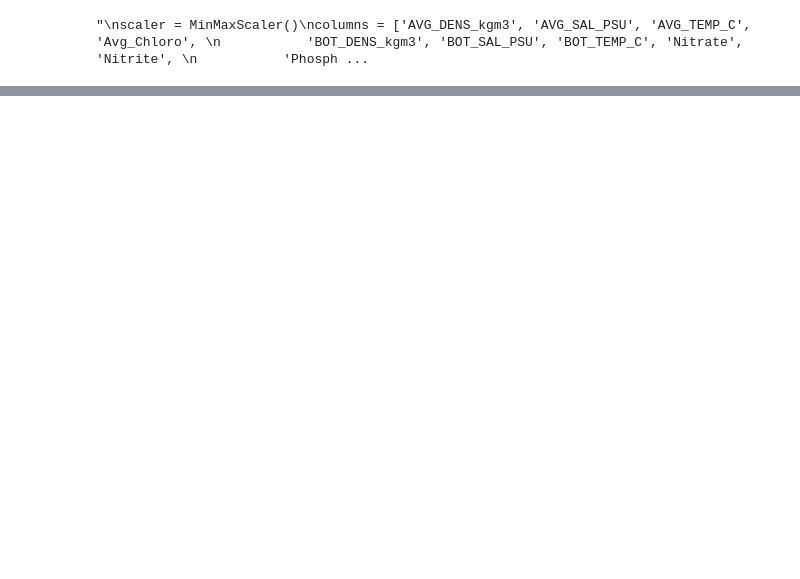
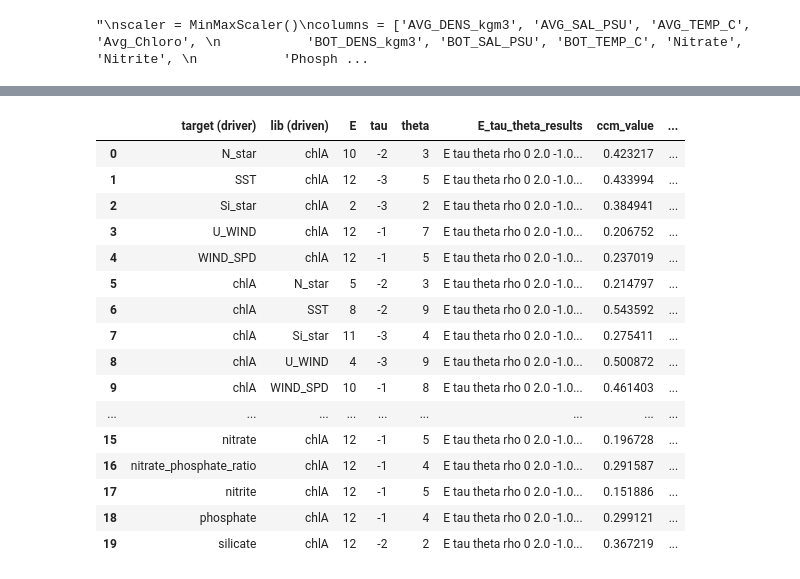
Before and after one commit to aparaselli/HAB-Prediction-Research, a Jupyter notebook: Code/CCM_analysis.ipynb, the cells around one changed output, grey strips where cells are left out. Cells and saved outputs as stored; diff of their text form; code cells hidden in the pictures; blank space fills up the shorter version.

```diff
--- a/Code/CCM_analysis.ipynb
+++ b/Code/CCM_analysis.ipynb
@@ -430,0 +375,7 @@ results_df[results_df.convergence_p_value<0.8].sort_values(by='convergence_p_val
+# %%
+Orig_block = pd.read_csv('Data/Orig_block.csv')
+
+# Drop the extra lagged columns
+# also took out chlA_.1wk --> didn't know what it represented
+cols_to_drop = [col for col in Orig_block.columns if '1wk' in col or '_2wk' in col]
+Orig_block_clean = Orig_block.drop(columns=cols_to_drop)
@@ -430,0 +405,7 @@ results_df[results_df.convergence_p_value<0.8].sort_values(by='convergence_p_val
+# %%
+Orig_block_clean = Orig_block_clean.reset_index(drop=True)
+Orig_block_clean.columns = Orig_block_clean.columns.str.replace(' ', '_')
+Orig_block_clean = Orig_block_clean[sorted(Orig_block_clean.columns)]
+Orig_block_clean = Orig_block_clean.set_index('serial_day')
+target = 'chlA'
+Orig_block_clean.columns
@@ -430,0 +484,2 @@ results_df[results_df.convergence_p_value<0.8].sort_values(by='convergence_p_val
+# %%
+block = get_block(Orig_block_clean, num_lags=50, tau=1)
@@ -430,0 +509,23 @@ results_df[results_df.convergence_p_value<0.8].sort_values(by='convergence_p_val
+# %%
+from tqdm import tqdm
+
+E_list = range(2, 13)
+tau_list = [-1, -2, -3]
+theta_list = [0, 0.1, 0.5, 1, 2, 3, 4, 5, 6, 7, 8, 9]
+Tp = 0
+exclusion_radius = 0
+
+all_ccm_results = pd.DataFrame()
+interactions = list(permutations(Orig_block_clean.columns.tolist(), 2))
+print(f'Generated {len(interactions)} total variable interactions.')
+
+target_interactions = [pair for pair in interactions if target in pair]
+print(f'Target-involved interactions: {len(target_interactions)}')
+
+results = Parallel(n_jobs=4)(
+    delayed(ccm)(interaction, block, E_list, tau_list, theta_list, Tp)
+    for interaction in tqdm(target_interactions, desc="Running CCMs")
+)
+
+# Make into DataFrame
+results_df = pd.DataFrame(results)
@@ -430,0 +555,20 @@ results_df[results_df.convergence_p_value<0.8].sort_values(by='convergence_p_val
+# %%
+results_df
+# %% [output]
+|  | target (driver) | lib (driven) | E | tau | theta | E_tau_theta_results | ccm_value | ... |
+| 0 | N_star | chlA | 10 | -2 | 3 | E tau theta rho 0 2.0 -1.0... | 0.423217 | ... |
+| 1 | SST | chlA | 12 | -3 | 5 | E tau theta rho 0 2.0 -1.0... | 0.433994 | ... |
+| 2 | Si_star | chlA | 2 | -3 | 2 | E tau theta rho 0 2.0 -1.0... | 0.384941 | ... |
+| 3 | U_WIND | chlA | 12 | -1 | 7 | E tau theta rho 0 2.0 -1.0... | 0.206752 | ... |
+| 4 | WIND_SPD | chlA | 12 | -1 | 5 | E tau theta rho 0 2.0 -1.0... | 0.237019 | ... |
+| 5 | chlA | N_star | 5 | -2 | 3 | E tau theta rho 0 2.0 -1.0... | 0.214797 | ... |
+| 6 | chlA | SST | 8 | -2 | 9 | E tau theta rho 0 2.0 -1.0... | 0.543592 | ... |
+| 7 | chlA | Si_star | 11 | -3 | 4 | E tau theta rho 0 2.0 -1.0... | 0.275411 | ... |
+| 8 | chlA | U_WIND | 4 | -3 | 9 | E tau theta rho 0 2.0 -1.0... | 0.500872 | ... |
+| 9 | chlA | WIND_SPD | 10 | -1 | 8 | E tau theta rho 0 2.0 -1.0... | 0.461403 | ... |
+| ... | ... | ... | ... | ... | ... | ... | ... | ... |
+| 15 | nitrate | chlA | 12 | -1 | 5 | E tau theta rho 0 2.0 -1.0... | 0.196728 | ... |
+| 16 | nitrate_phosphate_ratio | chlA | 12 | -1 | 4 | E tau theta rho 0 2.0 -1.0... | 0.291587 | ... |
+| 17 | nitrite | chlA | 12 | -1 | 5 | E tau theta rho 0 2.0 -1.0... | 0.151886 | ... |
+| 18 | phosphate | chlA | 12 | -1 | 4 | E tau theta rho 0 2.0 -1.0... | 0.299121 | ... |
+| 19 | silicate | chlA | 12 | -2 | 2 | E tau theta rho 0 2.0 -1.0... | 0.367219 | ... |
```
Also changed, not shown: parts of 23 cells of this notebook.
